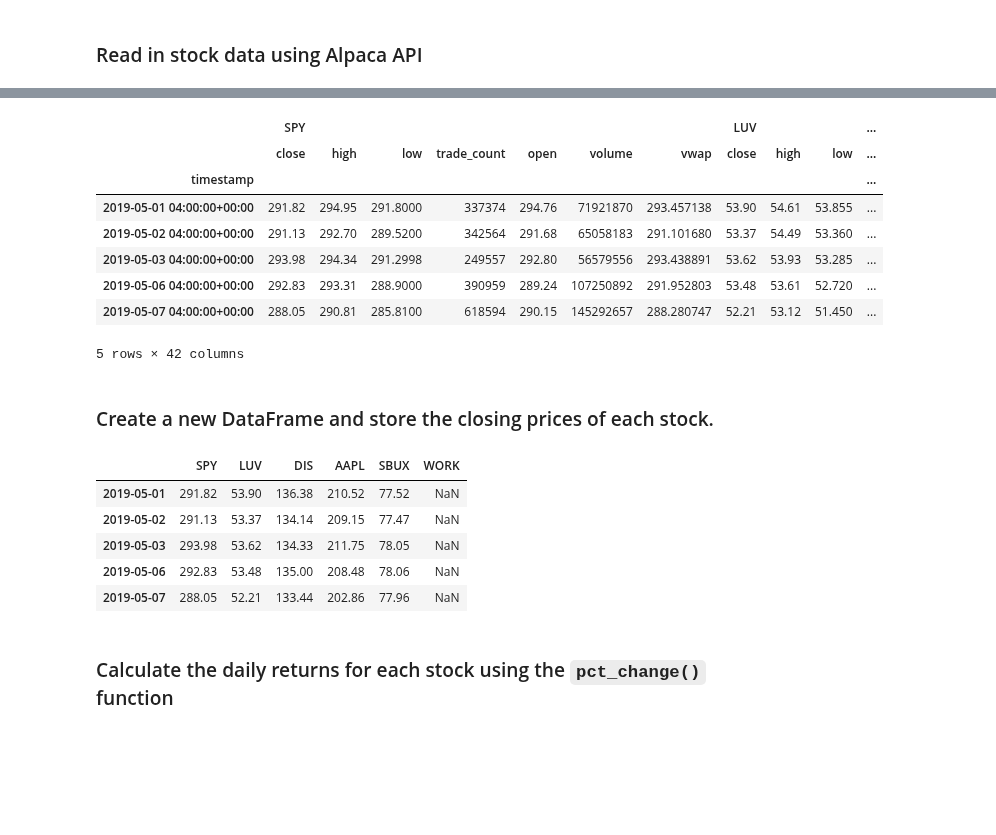
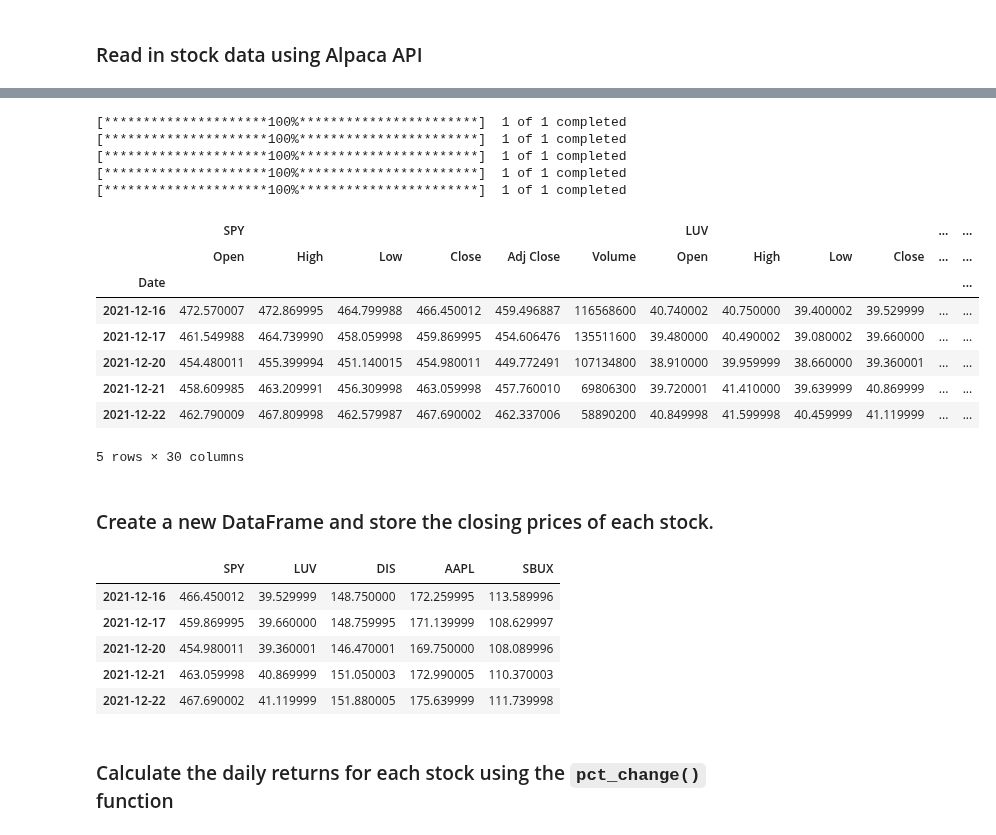
Before and after one commit to juil/fintech-uoftbootcamp, a Jupyter notebook: 05-api/class3/Activities/02-Stu_Decisive_Distributions/Unsolved/Decisive_Distributions.ipynb, the cells around one changed output, grey strips where cells are left out. Cells and saved outputs as stored; diff of their text form; code cells hidden in the pictures; blank space fills up the shorter version.

Commit message:
Compile closing prices of stock tickers using yahoo finance

```diff
--- a/05-api/class3/Activities/02-Stu_Decisive_Distributions/Unsolved/Decisive_Distributions.ipynb
+++ b/05-api/class3/Activities/02-Stu_Decisive_Distributions/Unsolved/Decisive_Distributions.ipynb
@@ -53,27 +60,39 @@ df_ticker.head()
 # %%
 # Reorganize the DataFrame
 # Separate ticker data
-SPY = df_ticker[df_ticker['symbol']=='SPY'].drop('symbol', axis=1)
-LUV = df_ticker[df_ticker['symbol']=='LUV'].drop('symbol', axis=1)
-DIS = df_ticker[df_ticker['symbol']=='DIS'].drop('symbol', axis=1)
-AAPL = df_ticker[df_ticker['symbol']=='AAPL'].drop('symbol', axis=1)
-SBUX = df_ticker[df_ticker['symbol']=='SBUX'].drop('symbol', axis=1)
-WORK = df_ticker[df_ticker['symbol']=='WORK'].drop('symbol', axis=1)
+# SPY = df_ticker[df_ticker['symbol']=='SPY'].drop('symbol', axis=1)
+# LUV = df_ticker[df_ticker['symbol']=='LUV'].drop('symbol', axis=1)
+# DIS = df_ticker[df_ticker['symbol']=='DIS'].drop('symbol', axis=1)
+# AAPL = df_ticker[df_ticker['symbol']=='AAPL'].drop('symbol', axis=1)
+# SBUX = df_ticker[df_ticker['symbol']=='SBUX'].drop('symbol', axis=1)
+# WORK = df_ticker[df_ticker['symbol']=='WORK'].drop('symbol', axis=1)
+SPY = yf.download('SPY', period='1y')
+LUV = yf.download('LUV', period='1y')
+DIS = yf.download('DIS', period='1y')
+AAPL = yf.download('AAPL', period='1y')
+SBUX = yf.download('SBUX', period='1y')
+# WORK = yf.download('WORK', period='1y')
 
 # Concatenate the ticker DataFrames
-df_ticker = pd.concat([SPY, LUV, DIS, AAPL, SBUX, WORK], axis=1, keys=["SPY", "LUV", "DIS", "AAPL", "SBUX", "WORK"])
+df_ticker = pd.concat([SPY, LUV, DIS, AAPL, SBUX], axis=1, keys=["SPY", "LUV", "DIS", "AAPL", "SBUX", "WORK"])
 # Display sample data
 df_ticker.head()
+# SPY.head()
 # %% [output]
+[*********************100%***********************]  1 of 1 completed
+[*********************100%***********************]  1 of 1 completed
+[*********************100%***********************]  1 of 1 completed
+[*********************100%***********************]  1 of 1 completed
+[*********************100%***********************]  1 of 1 completed
-|  | SPY |  |  |  |  |  |  | LUV |  |  | ... |
-|  | close | high | low | trade_count | open | volume | vwap | close | high | low | ... |
-| timestamp |  |  |  |  |  |  |  |  |  |  | ... |
-| 2019-05-01 04:00:00+00:00 | 291.82 | 294.95 | 291.8000 | 337374 | 294.76 | 71921870 | 293.457138 | 53.90 | 54.61 | 53.855 | ... |
-| 2019-05-02 04:00:00+00:00 | 291.13 | 292.70 | 289.5200 | 342564 | 291.68 | 65058183 | 291.101680 | 53.37 | 54.49 | 53.360 | ... |
-| 2019-05-03 04:00:00+00:00 | 293.98 | 294.34 | 291.2998 | 249557 | 292.80 | 56579556 | 293.438891 | 53.62 | 53.93 | 53.285 | ... |
-| 2019-05-06 04:00:00+00:00 | 292.83 | 293.31 | 288.9000 | 390959 | 289.24 | 107250892 | 291.952803 | 53.48 | 53.61 | 52.720 | ... |
-| 2019-05-07 04:00:00+00:00 | 288.05 | 290.81 | 285.8100 | 618594 | 290.15 | 145292657 | 288.280747 | 52.21 | 53.12 | 51.450 | ... |
+|  | SPY |  |  |  |  |  | LUV |  |  |  | ... | ... |
+|  | Open | High | Low | Close | Adj Close | Volume | Open | High | Low | Close | ... | ... |
+| Date |  |  |  |  |  |  |  |  |  |  |  | ... |
+| 2021-12-16 | 472.570007 | 472.869995 | 464.799988 | 466.450012 | 459.496887 | 116568600 | 40.740002 | 40.750000 | 39.400002 | 39.529999 | ... | ... |
+| 2021-12-17 | 461.549988 | 464.739990 | 458.059998 | 459.869995 | 454.606476 | 135511600 | 39.480000 | 40.490002 | 39.080002 | 39.660000 | ... | ... |
+| 2021-12-20 | 454.480011 | 455.399994 | 451.140015 | 454.980011 | 449.772491 | 107134800 | 38.910000 | 39.959999 | 38.660000 | 39.360001 | ... | ... |
+| 2021-12-21 | 458.609985 | 463.209991 | 456.309998 | 463.059998 | 457.760010 | 69806300 | 39.720001 | 41.410000 | 39.639999 | 40.869999 | ... | ... |
+| 2021-12-22 | 462.790009 | 467.809998 | 462.579987 | 467.690002 | 462.337006 | 58890200 | 40.849998 | 41.599998 | 40.459999 | 41.119999 | ... | ... |
-5 rows × 42 columns
+5 rows × 30 columns
 # %% [markdown]
 ### Create a new DataFrame and store the closing prices of each stock.
 # %%
@@ -81,7 +100,7 @@ df_ticker.head()
 df_closing_prices = pd.DataFrame()
 
 # Fetch the closing prices for all the tickers
-# YOUR CODE HERE!
+df_closing_prices = df_ticker.xs('Close', level=1, axis=1)
 
 # Drop the time component of the date
 df_closing_prices.index = df_closing_prices.index.date
@@ -89,12 +108,12 @@ df_closing_prices.index = df_closing_prices.index.date
 # Display sample data
 df_closing_prices.head()
 # %% [output]
-|  | SPY | LUV | DIS | AAPL | SBUX | WORK |
-| 2019-05-01 | 291.82 | 53.90 | 136.38 | 210.52 | 77.52 | NaN |
-| 2019-05-02 | 291.13 | 53.37 | 134.14 | 209.15 | 77.47 | NaN |
-| 2019-05-03 | 293.98 | 53.62 | 134.33 | 211.75 | 78.05 | NaN |
-| 2019-05-06 | 292.83 | 53.48 | 135.00 | 208.48 | 78.06 | NaN |
-| 2019-05-07 | 288.05 | 52.21 | 133.44 | 202.86 | 77.96 | NaN |
+|  | SPY | LUV | DIS | AAPL | SBUX |
+| 2021-12-16 | 466.450012 | 39.529999 | 148.750000 | 172.259995 | 113.589996 |
+| 2021-12-17 | 459.869995 | 39.660000 | 148.759995 | 171.139999 | 108.629997 |
+| 2021-12-20 | 454.980011 | 39.360001 | 146.470001 | 169.750000 | 108.089996 |
+| 2021-12-21 | 463.059998 | 40.869999 | 151.050003 | 172.990005 | 110.370003 |
+| 2021-12-22 | 467.690002 | 41.119999 | 151.880005 | 175.639999 | 111.739998 |
 # %% [markdown]
 ### Calculate the daily returns for each stock using the `pct_change()` function
 # %%
```
Also changed, not shown: parts of 3 cells of this notebook.
